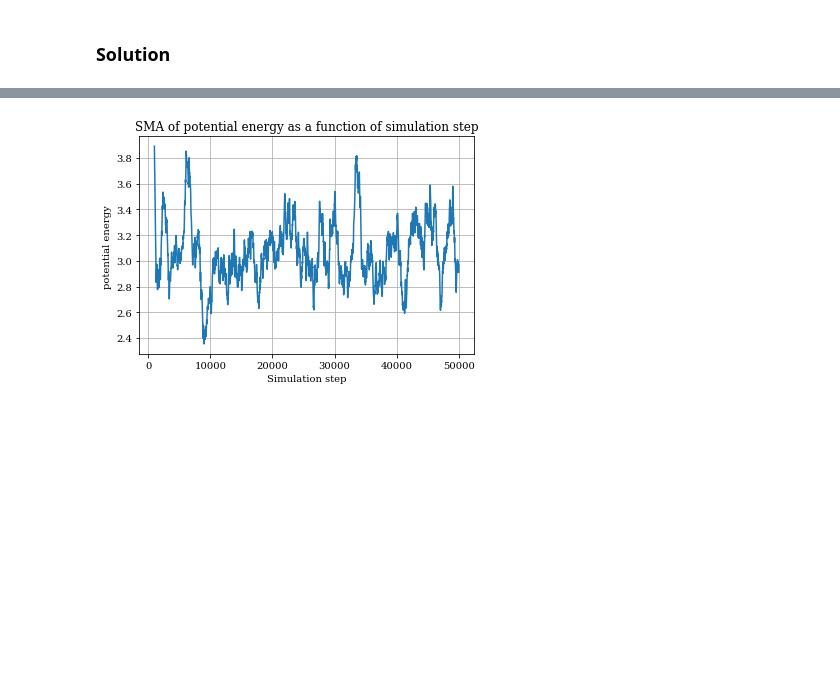
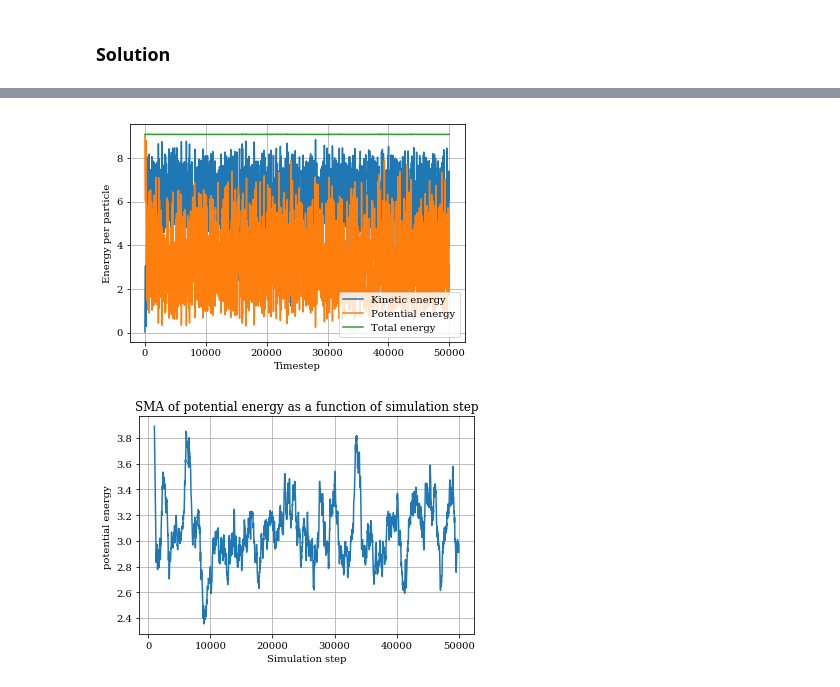
Before and after one commit to wehs7661/CompPhys, a Jupyter notebook: Exercises/Exercise_02.ipynb, the cells around one changed output, grey strips where cells are left out. Cells and saved outputs as stored; diff of their text form; code cells hidden in the pictures; blank space fills up the shorter version.

```diff
--- a/Exercises/Exercise_02.ipynb
+++ b/Exercises/Exercise_02.ipynb
@@ -46,0 +78,7 @@ TA.plot_2d(np.array(TA.E_p) / param.N_particles, 'Potential Energy per particle'
+# %%
+t1 = time.time()
+param = Initialization('Exercise_02.yml')
+MD = MolecularDynamics(param)
+MD.verlet_integration(MD.velocities, MD.coords)
+t2 = time.time()
+print('Elapsed time: %s' % (t2-t1))
@@ -47,3 +87,8 @@ TA.plot_2d(np.array(TA.E_p) / param.N_particles, 'Potential Energy per particle'
+# %%
+TA = TrajAnalysis(MD, 'Exercise_02_traj.yml')
+TA.plot_MD_energy()
+# %% [output]
+[figure, added]
 # %%
 SMA = TA.plot_SMA(100, np.array(TA.E_p) / param.N_particles, 'potential energy')
 # %% [output]
```
Also changed, not shown: parts of 11 cells of this notebook, 6 other files.
